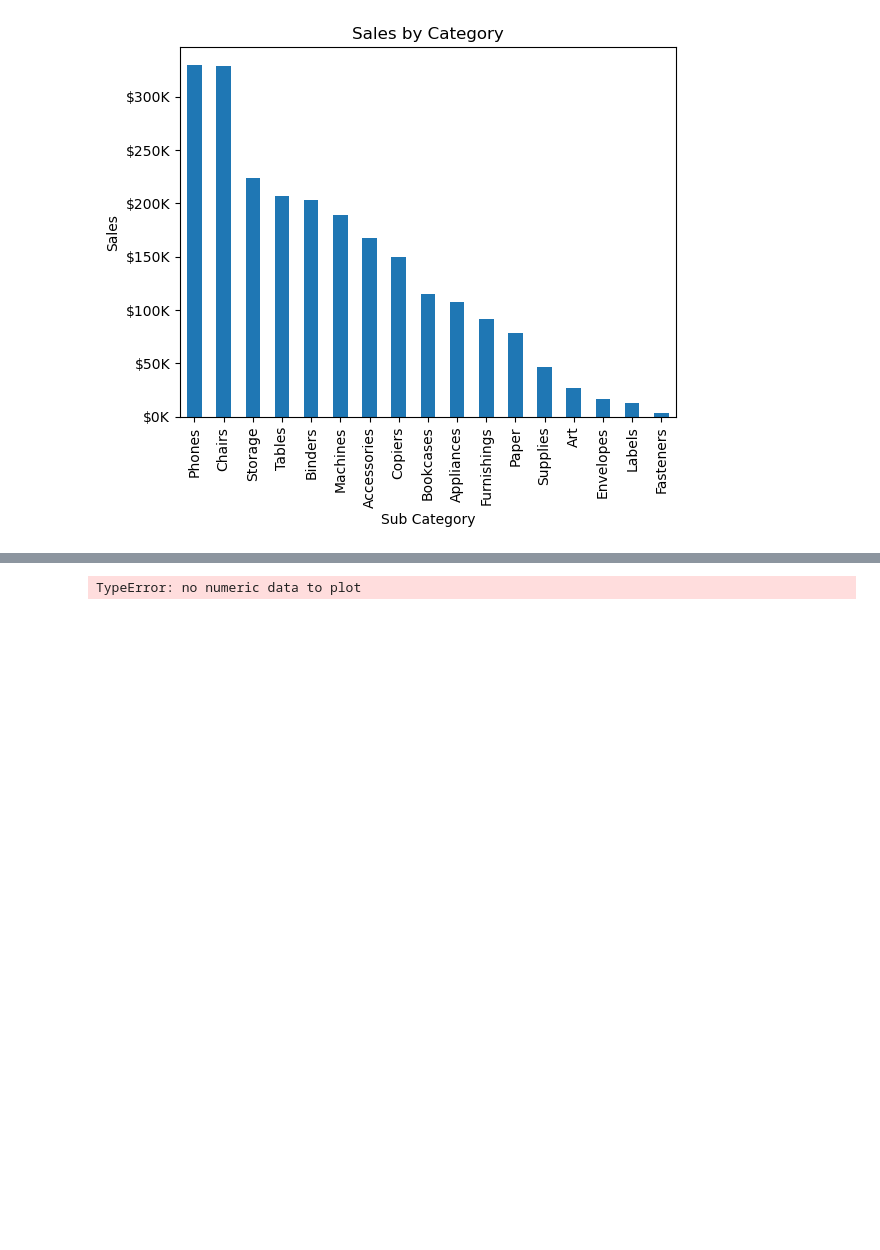
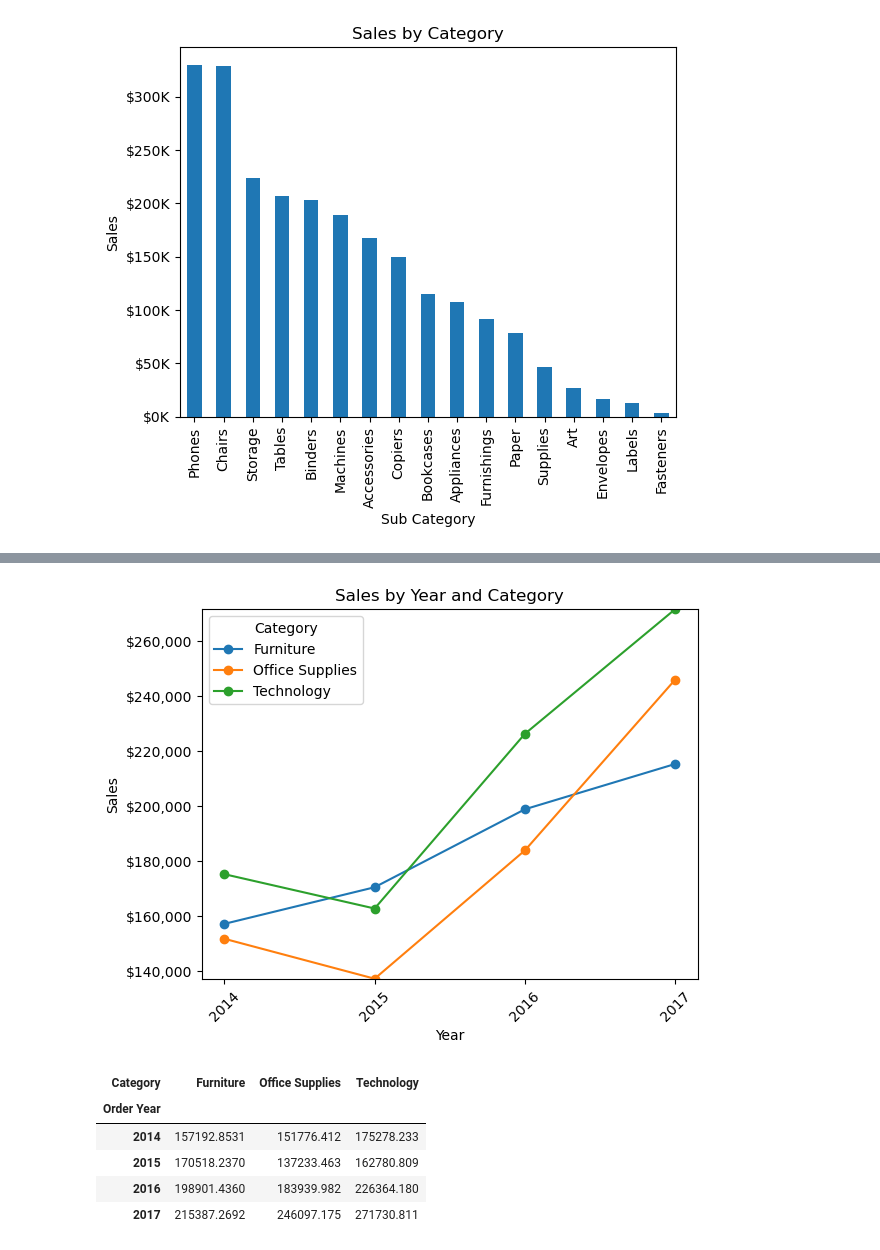
Before and after one commit to jmpealy/project-4-ML-integration, a Jupyter notebook: main.ipynb, the cells around one changed output, grey strips where cells are left out. Cells and saved outputs as stored; diff of their text form; code cells hidden in the pictures; blank space fills up the shorter version.

```diff
--- a/main.ipynb
+++ b/main.ipynb
@@ -160,24 +160,40 @@ category_sales_year_df
 # %%
+# Customize the y-axis label formatting
 def currency_formatter(x, pos):
-    return f"${x/1000:,.0f}K"
-
+    return f"${x:,.0f}"
 
 y_format = FuncFormatter(currency_formatter)
 
-ax = category_sales_year_df.unstack('Category')['Sales'].plot(marker='o')
+pivot_df = category_sales_year_df.pivot(index='Order Year', columns='Category', values='Sales')
+
+for category in pivot_df.columns:
+    plt.plot(pivot_df.index, pivot_df[category], marker='o', label=category)
 
 # Apply the y-axis label formatting
-ax.yaxis.set_major_formatter(y_format)
+plt.gca().yaxis.set_major_formatter(y_format)
 
 # Add labels and a title
 plt.xlabel('Year')
 plt.ylabel('Sales')
-plt.title('Sales by Category Over the Years')
+plt.title('Sales by Year and Category')
 
 # Show the legend
-plt.legend(title='Category', loc='upper right')
+plt.legend(title='Category', loc='upper left')
+
+# Automatically adjust the y-axis scale
+plt.autoscale(enable=True, axis='y', tight=True)
+
+x_values = pivot_df.index
+plt.xticks(x_values, [int(x) for x in x_values], rotation=45)
 
 # Show the chart
 plt.show()
+pivot_df
 # %% [output]
-TypeError: no numeric data to plot
+[figure, added]
+| Category | Furniture | Office Supplies | Technology |
+| Order Year |  |  |  |
+| 2014 | 157192.8531 | 151776.412 | 175278.233 |
+| 2015 | 170518.2370 | 137233.463 | 162780.809 |
+| 2016 | 198901.4360 | 183939.982 | 226364.180 |
+| 2017 | 215387.2692 | 246097.175 | 271730.811 |
```
Also changed, not shown: parts of 1 cell of this notebook.
